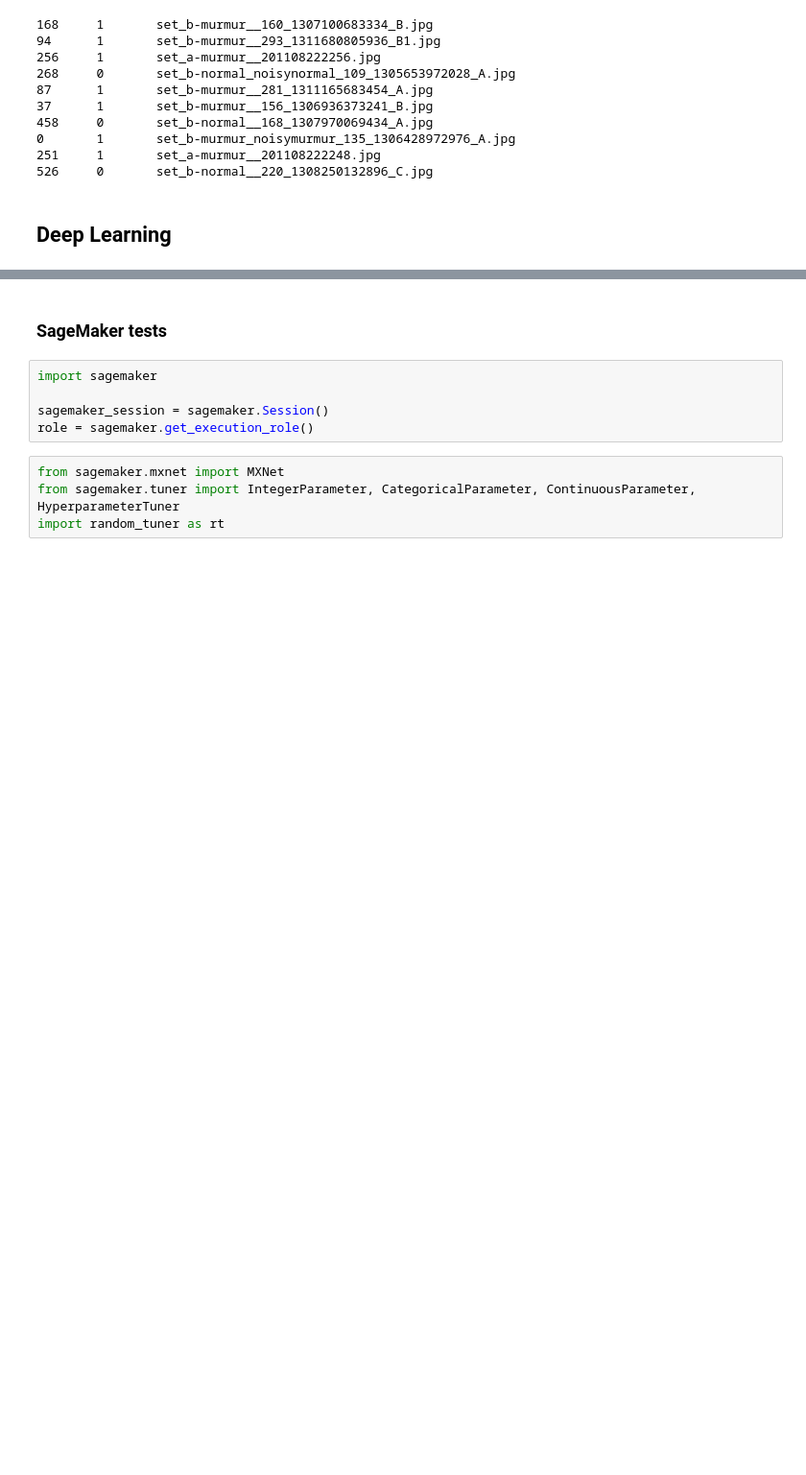
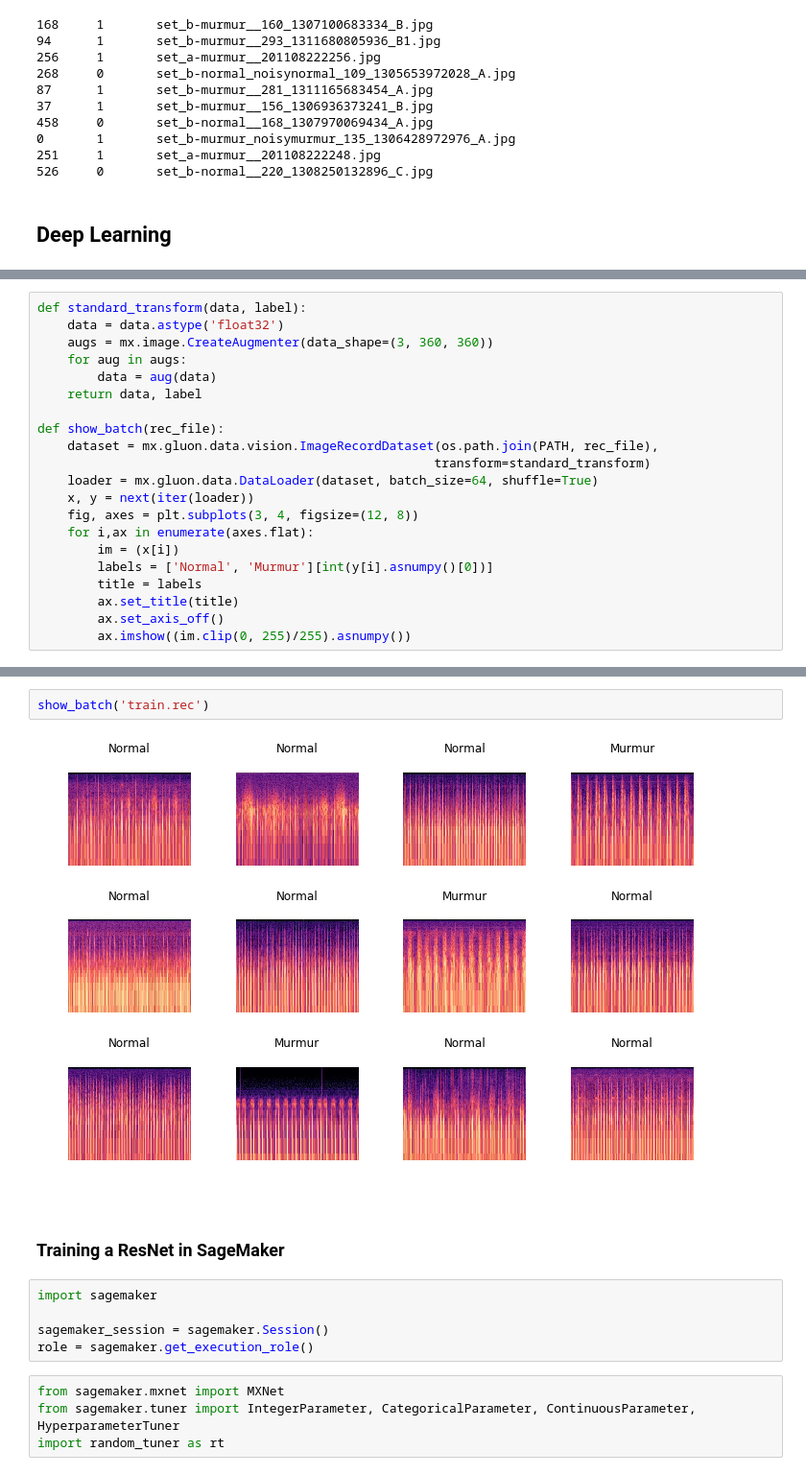
Before and after one commit to FraPochetti/KagglePlaygrounds, a Jupyter notebook: HeartbeatSound.ipynb, the cells around one changed output, grey strips where cells are left out. Shown at 96% size. Cells and saved outputs as stored; diff of their text form; blank space fills up the shorter version.

```diff
--- a/HeartbeatSound.ipynb
+++ b/HeartbeatSound.ipynb
@@ -375 +232,22 @@ def train_fine_tuning(net, folder, learning_rate, freeze=True, batch_size=32,
+# %%
+def standard_transform(data, label):
+    data = data.astype('float32')
+    augs = mx.image.CreateAugmenter(data_shape=(3, 360, 360))
+    for aug in augs:
+        data = aug(data)
+    return data, label
+
+def show_batch(rec_file):
+    dataset = mx.gluon.data.vision.ImageRecordDataset(os.path.join(PATH, rec_file),
+                                                     transform=standard_transform)
+    loader = mx.gluon.data.DataLoader(dataset, batch_size=64, shuffle=True)
+    x, y = next(iter(loader))
+    fig, axes = plt.subplots(3, 4, figsize=(12, 8))
+    for i,ax in enumerate(axes.flat):
+        im = (x[i])
+        labels = ['Normal', 'Murmur'][int(y[i].asnumpy()[0])]
+        title = labels
+        ax.set_title(title)
+        ax.set_axis_off()
+        ax.imshow((im.clip(0, 255)/255).asnumpy())
 # %%
@@ -416,5 +261,9 @@ epoch 5, train loss 5718.7088, test loss 532.9969, train acc 0.571, test acc 0.5
-# %% [markdown]
-### SageMaker tests
+# %%
+show_batch('train.rec')
+# %% [output]
+[figure, added]
+# %% [markdown]
+### Training a ResNet in SageMaker
 # %%
 import sagemaker
 
```
Also changed, not shown: parts of 21 cells of this notebook.
